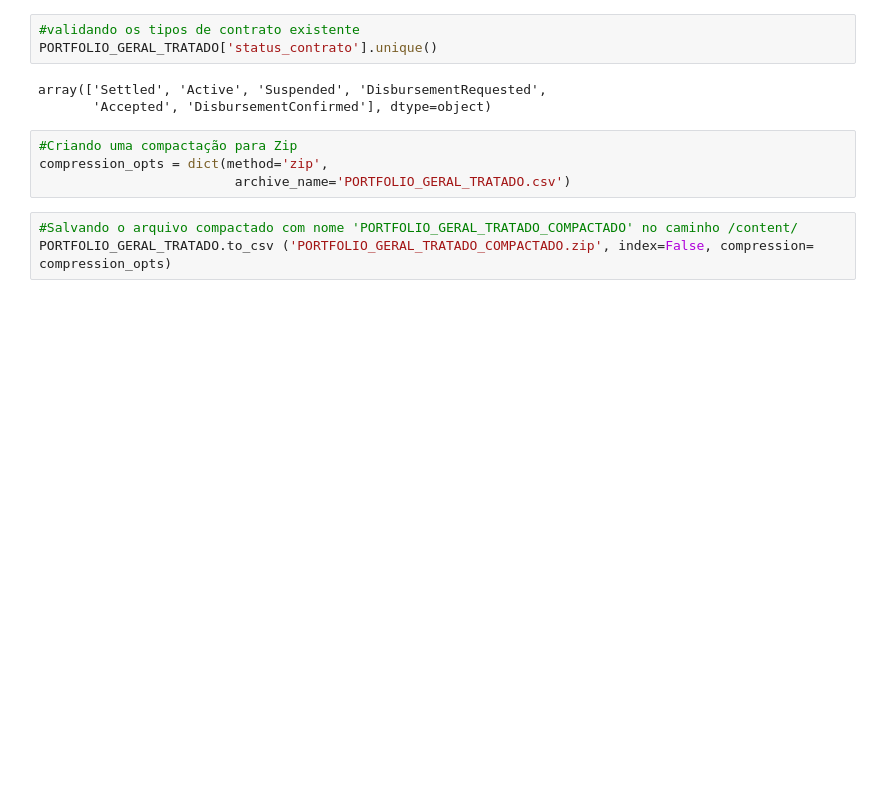
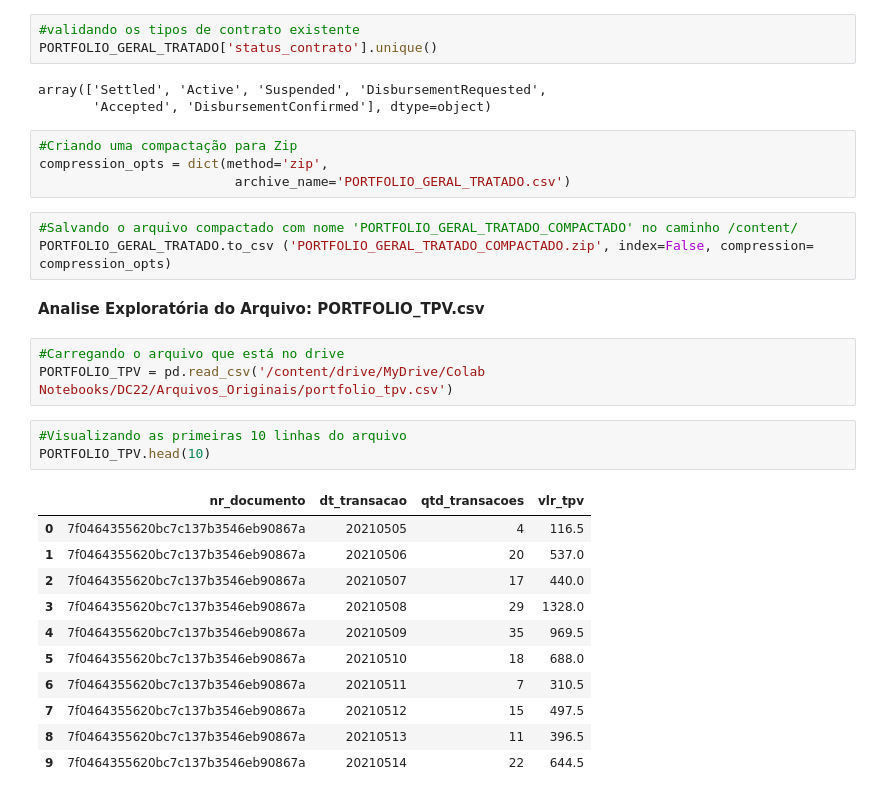
Before and after one commit to murilofarias10/STONE_DATA_CHALLENGE_2022-MURILO-FARIAS, a Jupyter notebook: STONE_DATA_CHALLENGE_2022_MURILO_FARIAS.ipynb, the cells around one changed output. Cells and saved outputs as stored; diff of their text form; blank space fills up the shorter version.

```diff
--- a/STONE_DATA_CHALLENGE_2022_MURILO_FARIAS.ipynb
+++ b/STONE_DATA_CHALLENGE_2022_MURILO_FARIAS.ipynb
@@ -173,3 +172,23 @@ compression_opts = dict(method='zip',
 # %%
 #Salvando o arquivo compactado com nome 'PORTFOLIO_GERAL_TRATADO_COMPACTADO' no caminho /content/
 PORTFOLIO_GERAL_TRATADO.to_csv ('PORTFOLIO_GERAL_TRATADO_COMPACTADO.zip', index=False, compression= compression_opts)
+# %% [markdown]
+**Analise Exploratória do Arquivo: PORTFOLIO_TPV.csv**
+# %%
+#Carregando o arquivo que está no drive
+PORTFOLIO_TPV = pd.read_csv('/content/drive/MyDrive/Colab Notebooks/DC22/Arquivos_Originais/portfolio_tpv.csv')
+# %%
+#Visualizando as primeiras 10 linhas do arquivo
+PORTFOLIO_TPV.head(10)
+# %% [output]
+|  | nr_documento | dt_transacao | qtd_transacoes | vlr_tpv |
+| 0 | 7f0464355620bc7c137b3546eb90867a | 20210505 | 4 | 116.5 |
+| 1 | 7f0464355620bc7c137b3546eb90867a | 20210506 | 20 | 537.0 |
+| 2 | 7f0464355620bc7c137b3546eb90867a | 20210507 | 17 | 440.0 |
+| 3 | 7f0464355620bc7c137b3546eb90867a | 20210508 | 29 | 1328.0 |
+| 4 | 7f0464355620bc7c137b3546eb90867a | 20210509 | 35 | 969.5 |
+| 5 | 7f0464355620bc7c137b3546eb90867a | 20210510 | 18 | 688.0 |
+| 6 | 7f0464355620bc7c137b3546eb90867a | 20210511 | 7 | 310.5 |
+| 7 | 7f0464355620bc7c137b3546eb90867a | 20210512 | 15 | 497.5 |
+| 8 | 7f0464355620bc7c137b3546eb90867a | 20210513 | 11 | 396.5 |
+| 9 | 7f0464355620bc7c137b3546eb90867a | 20210514 | 22 | 644.5 |
```
Also changed, not shown: parts of 32 cells of this notebook.
